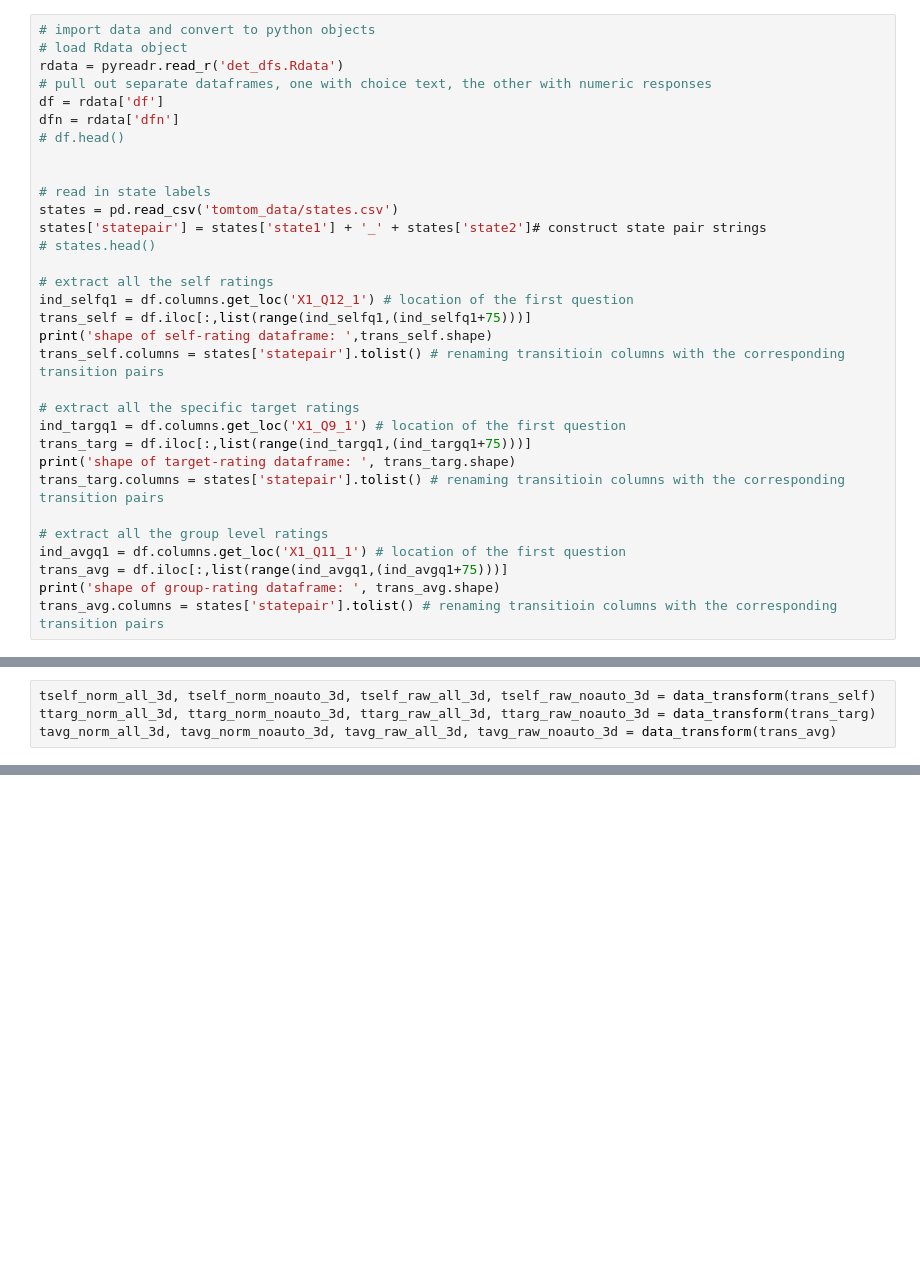
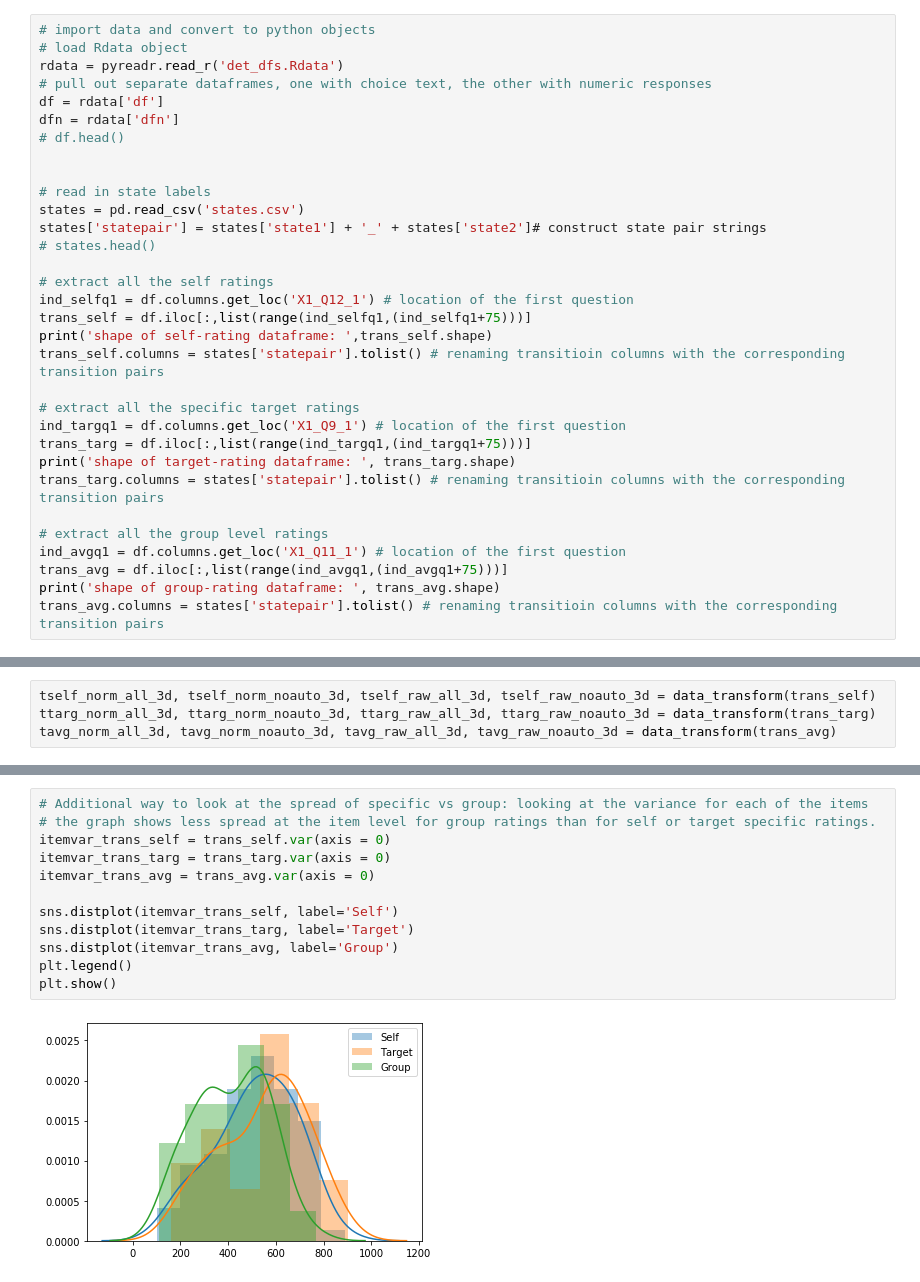
Before and after one commit to hawkrobe/group-inference, a Jupyter notebook: data/tomtom_prep_data.ipynb, the cells around one changed output, grey strips where cells are left out. Cells and saved outputs as stored; diff of their text form; blank space fills up the shorter version.

```diff
--- a/data/tomtom_prep_data.ipynb
+++ b/data/tomtom_prep_data.ipynb
@@ -17,7 +20,7 @@ dfn = rdata['dfn']
 
 
 # read in state labels
-states = pd.read_csv('tomtom_data/states.csv')
+states = pd.read_csv('states.csv')
 states['statepair'] = states['state1'] + '_' + states['state2']# construct state pair strings
 # states.head()
 
@@ -124,0 +156,14 @@ with open('tomtom_data_preprocessed.pkl', 'wb') as f:
+# %%
+# Additional way to look at the spread of specific vs group: looking at the variance for each of the items
+# the graph shows less spread at the item level for group ratings than for self or target specific ratings.
+itemvar_trans_self = trans_self.var(axis = 0)
+itemvar_trans_targ = trans_targ.var(axis = 0)
+itemvar_trans_avg = trans_avg.var(axis = 0)
+
+sns.distplot(itemvar_trans_self, label='Self')
+sns.distplot(itemvar_trans_targ, label='Target')
+sns.distplot(itemvar_trans_avg, label='Group')
+plt.legend()
+plt.show()
+# %% [output]
+[figure, added]
```
Also changed, not shown: parts of 3 cells of this notebook.
